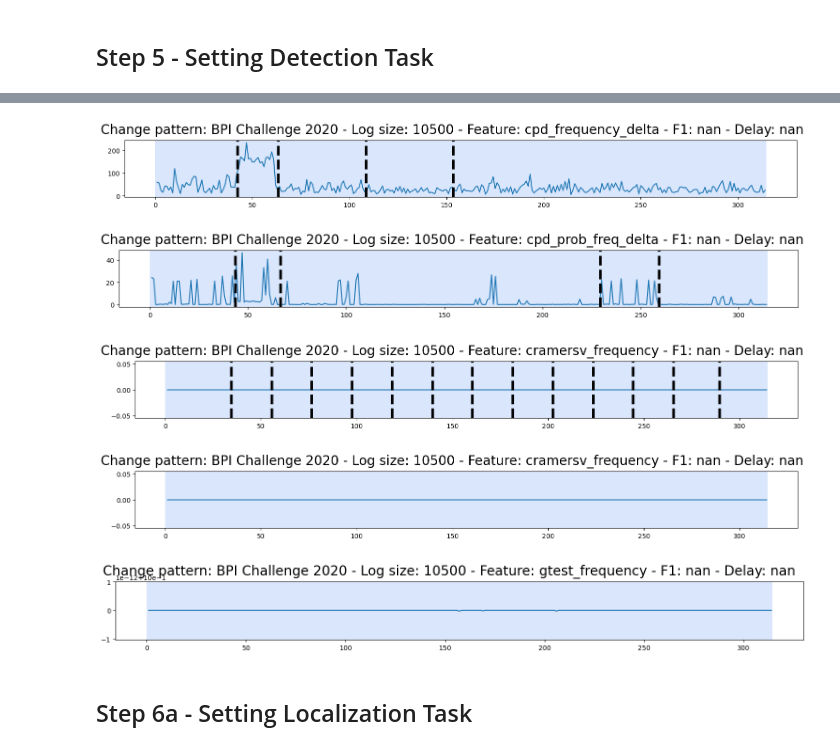
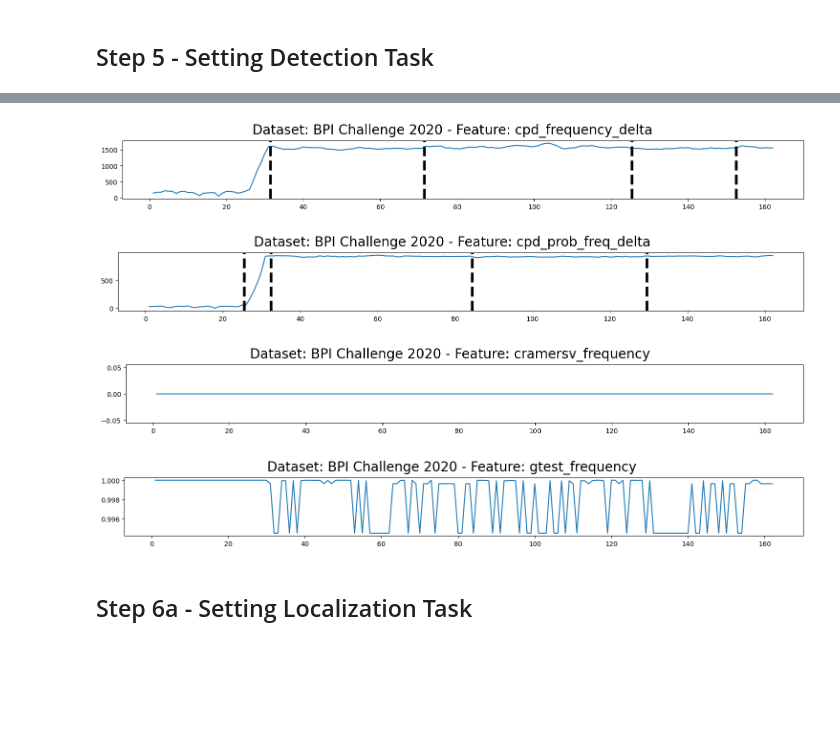
Before and after one commit to AC-Meira/Transition_Matrix_Process_Drift, a Jupyter notebook: Demonstration - Real Log - BPIC 2020.ipynb, the cells around one changed output, grey strips where cells are left out. Saved outputs shown, nothing was run; the diff lists cells and outputs as text; code cells hidden in the pictures; blank space fills up the shorter version.

```diff
--- a/Demonstration - Real Log - BPIC 2020.ipynb
+++ b/Demonstration - Real Log - BPIC 2020.ipynb
@@ -130,7 +117,7 @@ TMPD_instance.get_transition_log().head(20)
 ## Step 2 - Setting Window Strategy
 # %%
 # Setting the window strategy parameters
-TMPD_instance.set_windowing_strategy(window_size_mode = 'Fixed', window_size = 4000, window_ref_mode = 'Sliding', overlap = True, sliding_step = 200, continuous = True)
+TMPD_instance.set_windowing_strategy(window_size_mode = 'Fixed', window_size = 2000, window_ref_mode = "Fixed", overlap = True, sliding_step = 400, continuous = True)
 
 # Executing the window strategy indexation
 TMPD_instance.run_windowing_strategy()
@@ -252,8 +229,8 @@ detection_task_strategy_dict = {
     }
     , 'threshold_strategy' :
     {
-        'gtest_frequency' : {'change_features':['frequency_gtest_pvalue'], 'method':'comparison_operator', 'operator' : 'le', 'threshold_value' : '0.025', 'smooth' : '3'}
-        , 'cramersv_frequency' : {'change_features':['frequency_cramersv'], 'method':'comparison_operator', 'operator' : 'ge', 'threshold_value' : '0.05', 'smooth' : '3'}
+        'gtest_frequency' : {'change_features':['frequency_gtest_pvalue'], 'method':'comparison_operator', 'operator' : 'le', 'threshold_value' : '0.05', 'smooth' : '3'}
+        # , 'cramersv_frequency' : {'change_features':['frequency_cramersv'], 'method':'comparison_operator', 'operator' : 'ge', 'threshold_value' : '0.05', 'smooth' : '3'}
         # , 'fixed_frequency_delta_percentage' : {'change_features':['frequency_delta_percentage'], 'method':'comparison_operator', 'operator' : 'ge', 'threshold_value' : '0.05', 'smooth' : '3'}
     }
 }
@@ -334,30 +258,29 @@ Error: zero-size array to reduction operation minimum which has no identity
 # %%
 ### Display Detection Task Results
-
+detection_task_results = TMPD_instance.get_detection_task()
 for result in detection_task_results.itertuples():
-    fig, axarr = rpt.display(signal = TMPD_instance.get_change_representation()[TMPD_instance.detection_task_strategy_dict[result.detection_strategy][result.detection_feature]['change_features']]
-                , true_chg_pts=ground_truth
-                , computed_chg_pts = result.detection_results
-                , computed_chg_pts_color = "k"
-                , computed_chg_pts_linewidth = 4
-                , computed_chg_pts_linestyle = "--"
-                , computed_chg_pts_alpha = 1
-                , figsize=(15, 2)
-                )
-    plt.suptitle("Change pattern: " + log_path.split("\\")[-2]
-                 + " - Log size: " + str(log_size)
-                 + " - Feature: " + result.detection_feature
-                 + " - F1: " + str(result.f1)
-                 + " - Delay: " + str(result.delay)
-                 , fontsize=20)
+    fig, axarr = rpt.display(
+        signal=TMPD_instance.get_change_representation()[TMPD_instance.detection_task_strategy_dict[result.detection_strategy][result.detection_feature]['change_features']],
+        true_chg_pts=[],  # Provide empty list when no ground truth
+        computed_chg_pts=result.detection_results,
+        computed_chg_pts_color="k",
+        computed_chg_pts_linewidth=4,
+        computed_chg_pts_linestyle="--",
+        computed_chg_pts_alpha=1,
+        figsize=(15, 2)
+    )
+    plt.suptitle(
+        "Dataset: " + log_path.split("\\")[-2]
+        + " - Feature: " + result.detection_feature,
+        fontsize=20
+    )
     plt.subplots_adjust(top=0.8)
     plt.show()
 # %% [output]
-[figure, old version]
+[figure, new version]
-[figure, old version]
+[figure, new version]
-[figure, old version]
+[figure, new version]
-[figure, old version]
+[figure, new version]
-[figure, removed]
 # %% [markdown]
 ## Step 6a - Setting Localization Task
 # %%
```
Also changed, not shown: parts of 23 cells of this notebook, 5 other files.
